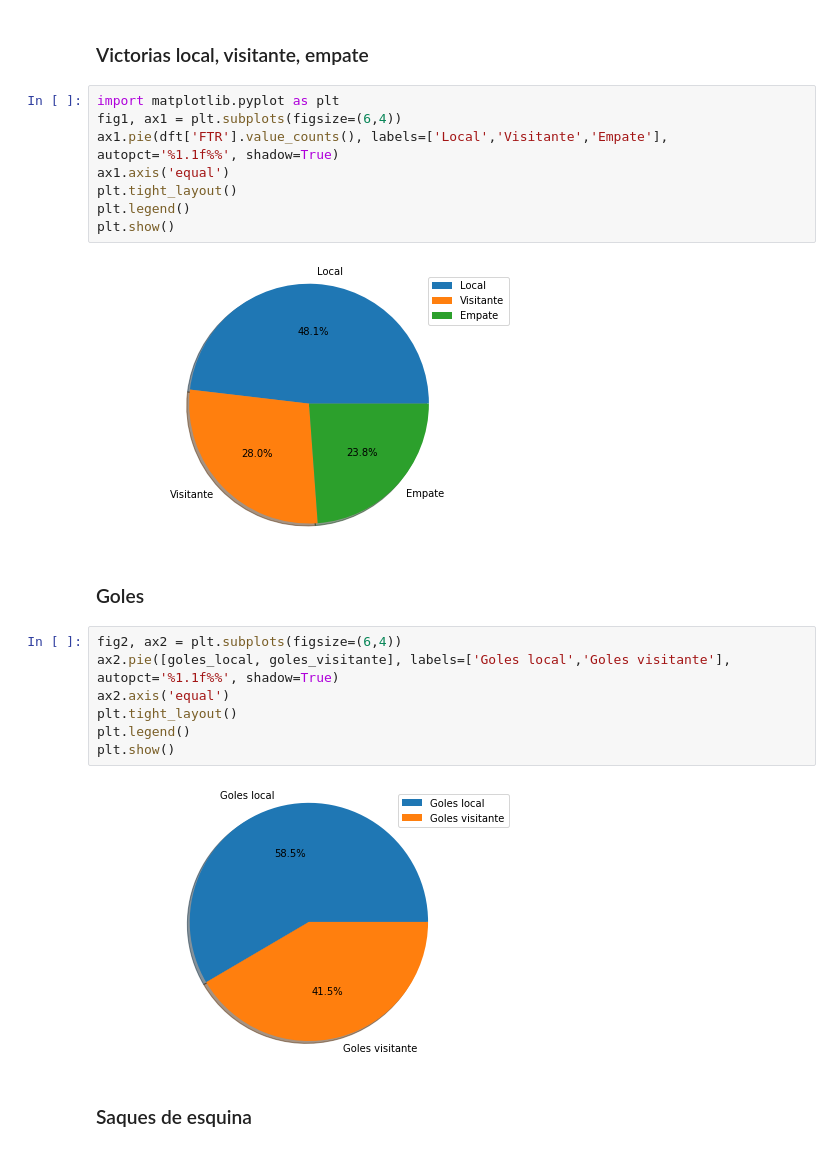
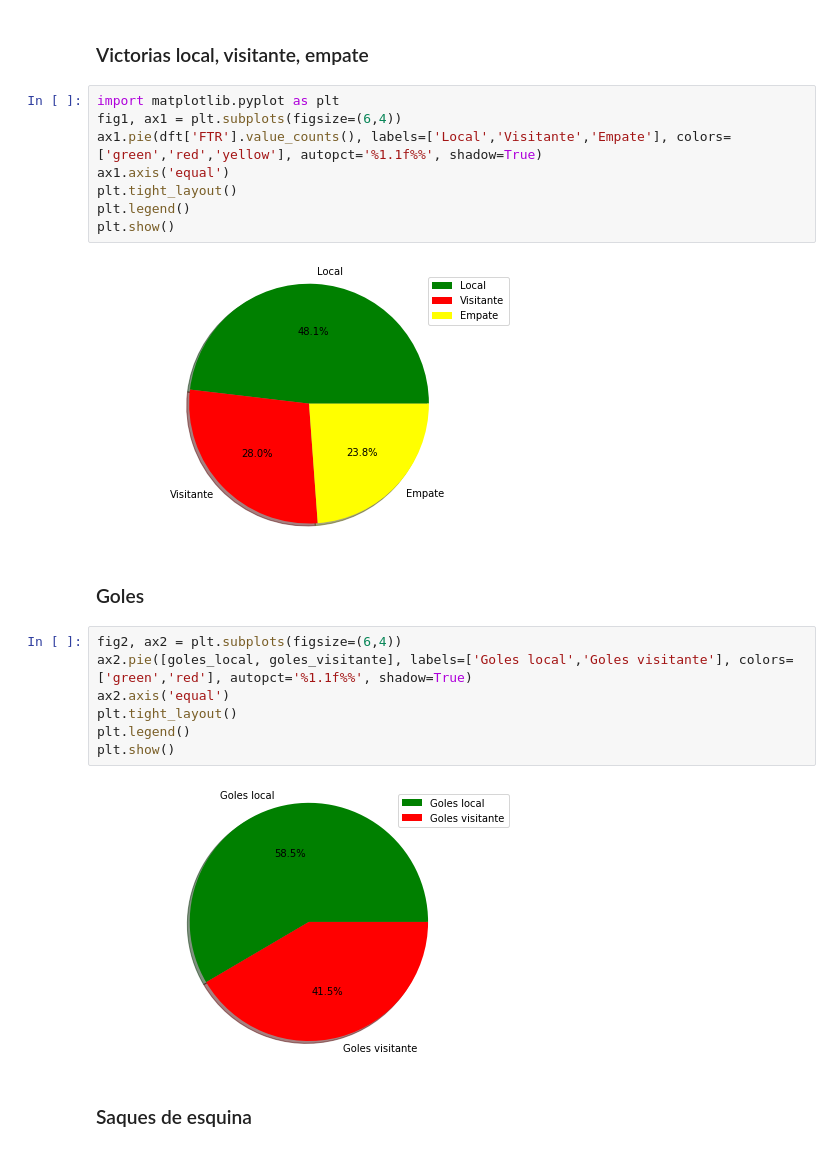
Before and after one commit to m1gu3lfj/Python-Analisis-LaLiga, a Jupyter notebook: AnalisisLaLiga.ipynb, the cells around one changed output. Drawn from its saved outputs; the diff is of its cells as text.

```diff
--- a/AnalisisLaLiga.ipynb
+++ b/AnalisisLaLiga.ipynb
@@ -225,24 +225,24 @@ Tarjetas rojas equipo vistante:              625 ( 0.16 por partido)
 # %%
 import matplotlib.pyplot as plt
 fig1, ax1 = plt.subplots(figsize=(6,4))
-ax1.pie(dft['FTR'].value_counts(), labels=['Local','Visitante','Empate'], autopct='%1.1f%%', shadow=True)
+ax1.pie(dft['FTR'].value_counts(), labels=['Local','Visitante','Empate'], colors=['green','red','yellow'], autopct='%1.1f%%', shadow=True)
 ax1.axis('equal')
 plt.tight_layout()
 plt.legend()
 plt.show()
 # %% [output]
-[figure, old version]
+[figure, new version]
 # %% [markdown]
 ### Goles
 # %%
 fig2, ax2 = plt.subplots(figsize=(6,4))
-ax2.pie([goles_local, goles_visitante], labels=['Goles local','Goles visitante'], autopct='%1.1f%%', shadow=True)
+ax2.pie([goles_local, goles_visitante], labels=['Goles local','Goles visitante'], colors=['green','red'], autopct='%1.1f%%', shadow=True)
 ax2.axis('equal')
 plt.tight_layout()
 plt.legend()
 plt.show()
 # %% [output]
-[figure, old version]
+[figure, new version]
 # %% [markdown]
 ### Saques de esquina
 # %%
```
Also changed, not shown: parts of 13 cells of this notebook.
